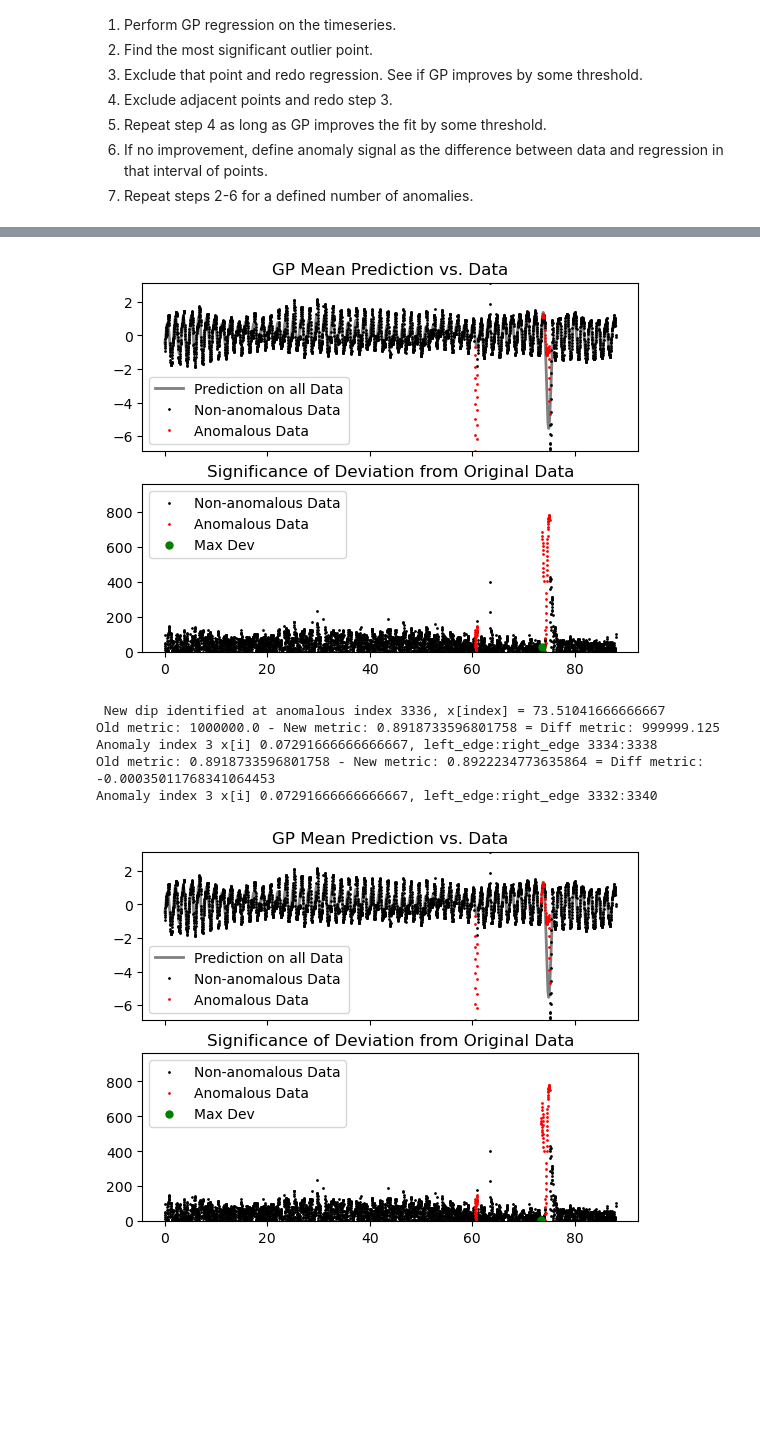
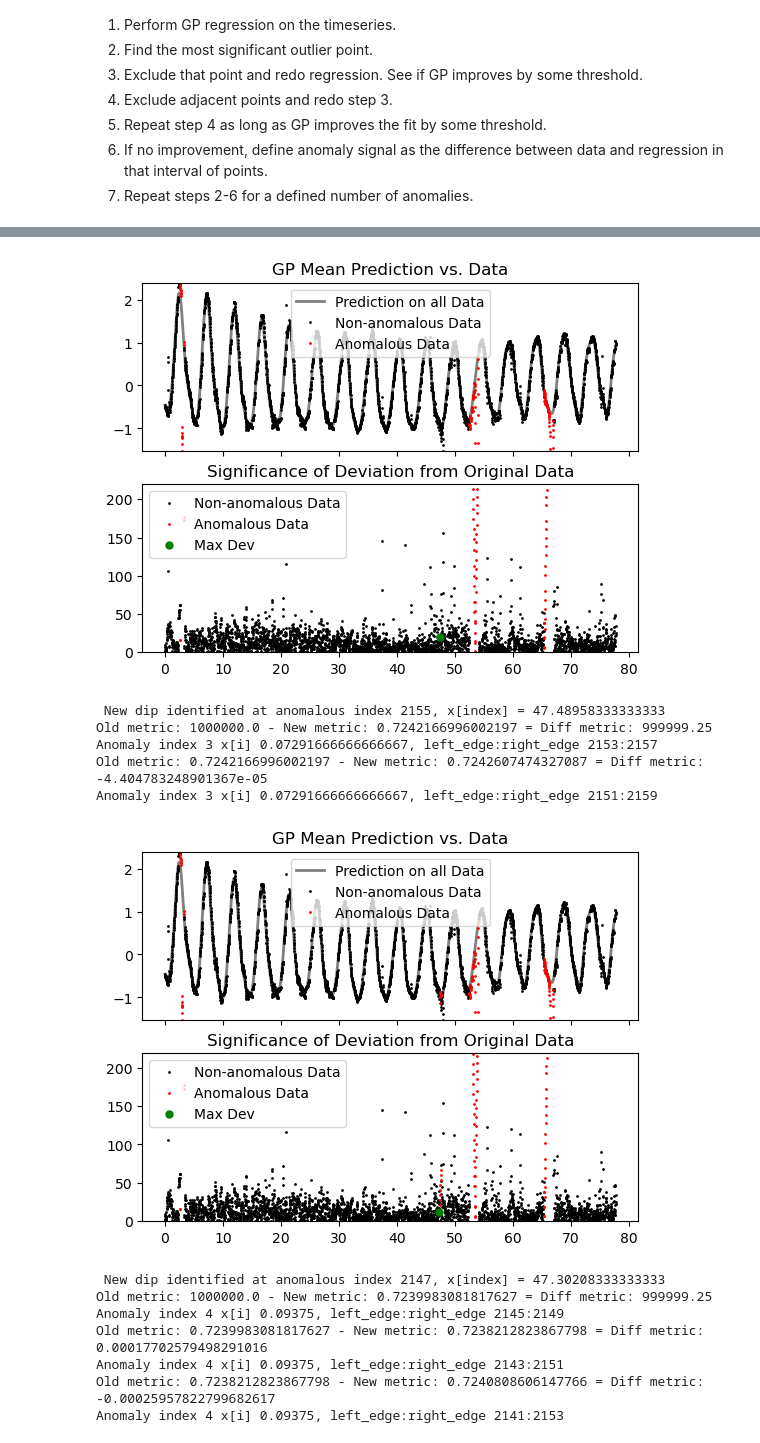
Before and after one commit to linneawolniewicz/dipper-detection, a Jupyter notebook: scripts/explore_gp.ipynb, the cells around one changed output, grey strips where cells are left out. Cells and saved outputs as stored; diff of their text form; code cells hidden in the pictures; blank space fills up the shorter version.

```diff
--- a/scripts/explore_gp.ipynb
+++ b/scripts/explore_gp.ipynb
@@ -16,7 +16,7 @@ Using device: cuda
 # %%
 # Load a file and inject an anomaly
 data_dir = '../data/k2/'
-filename = 'k2_3.fits'
+filename = 'k2_72.fits'
 fits_file = fits.open(data_dir + filename)
 
 # Load data
@@ -112,7 +112,7 @@ Anomaly locations:
 # %%
 # Hyperparameters
 which_metric = 'msll' # 'rmse', 'nlpd', msll, or default is 'mll'
-num_anomalies = 4
+num_anomalies = 9
 num_steps = len(x)
 anomalous = np.zeros(num_steps) # 0 means non-anomalous, 1 means anomalous at that time step
 initial_lengthscale = None #0.3**2
@@ -271,7 +279,14 @@ Anomaly index 2 x[i] 0.05208333333333333, left_edge:right_edge 3342:3354
-[figure, old version]
+[figure, new version]
- New dip identified at anomalous index 3336, x[index] = 73.51041666666667
-Old metric: 1000000.0 - New metric: 0.8918733596801758 = Diff metric: 999999.125
-Anomaly index 3 x[i] 0.07291666666666667, left_edge:right_edge 3334:3338
-Old metric: 0.8918733596801758 - New metric: 0.8922234773635864 = Diff metric: -0.00035011768341064453
-Anomaly index 3 x[i] 0.07291666666666667, left_edge:right_edge 3332:3340
+ New dip identified at anomalous index 2155, x[index] = 47.48958333333333
+Old metric: 1000000.0 - New metric: 0.7242166996002197 = Diff metric: 999999.25
+Anomaly index 3 x[i] 0.07291666666666667, left_edge:right_edge 2153:2157
+Old metric: 0.7242166996002197 - New metric: 0.7242607474327087 = Diff metric: -4.404783248901367e-05
+Anomaly index 3 x[i] 0.07291666666666667, left_edge:right_edge 2151:2159
-[figure, old version]
+[figure, new version]
+ New dip identified at anomalous index 2147, x[index] = 47.30208333333333
+Old metric: 1000000.0 - New metric: 0.7239983081817627 = Diff metric: 999999.25
+Anomaly index 4 x[i] 0.09375, left_edge:right_edge 2145:2149
+Old metric: 0.7239983081817627 - New metric: 0.7238212823867798 = Diff metric: 0.00017702579498291016
+Anomaly index 4 x[i] 0.09375, left_edge:right_edge 2143:2151
+Old metric: 0.7238212823867798 - New metric: 0.7240808606147766 = Diff metric: -0.00025957822799682617
+Anomaly index 4 x[i] 0.09375, left_edge:right_edge 2141:2153
```
Also changed, not shown: parts of 4 cells of this notebook, 4 other files.
